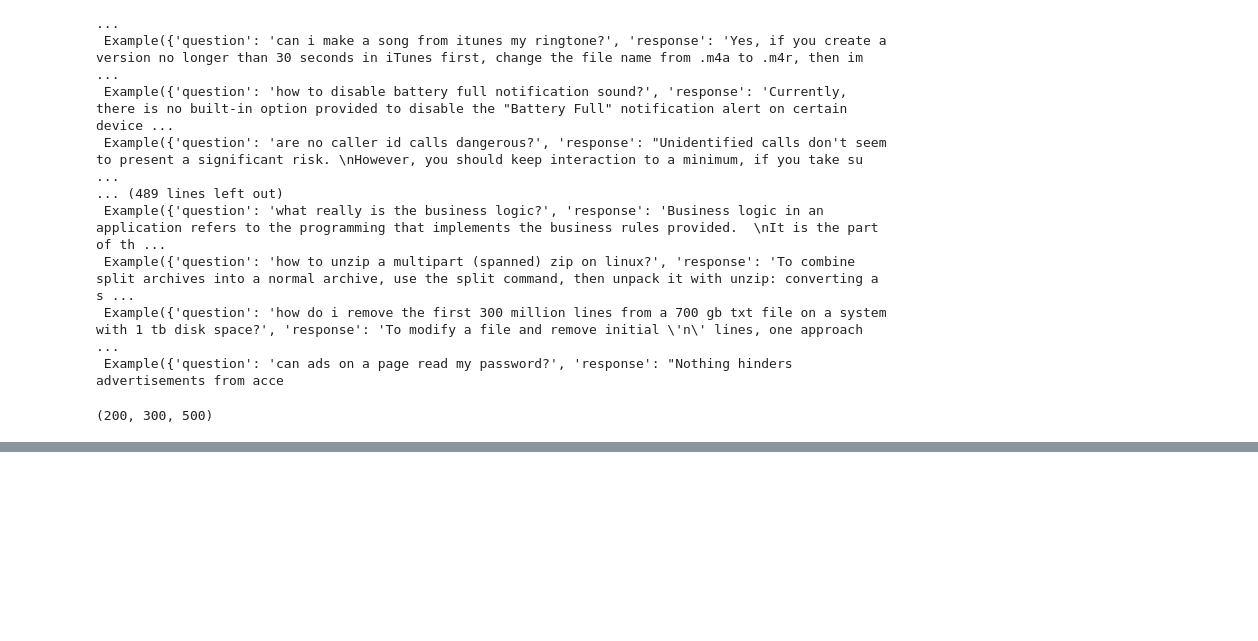
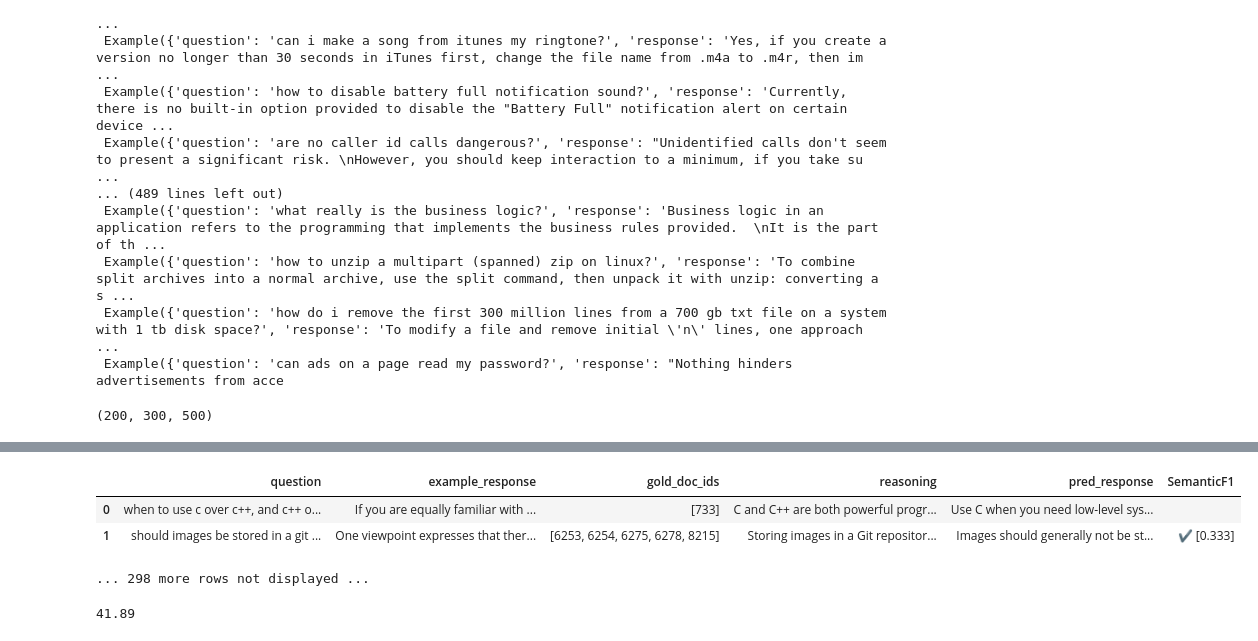
Before and after one commit to XingyuJinTI/dspy, a Jupyter notebook: eval.ipynb, the cells around one changed output, grey strips where cells are left out. Cells and saved outputs as stored; diff of their text form; code cells hidden in the pictures; blank space fills up the shorter version.

```diff
--- a/rag.ipynb
+++ b/eval.ipynb
@@ -23,0 +60,9 @@ RuntimeError: Both structured output format and JSON mode failed. Please choose
+# %%
+# cot = dspy.ChainOfThought('question -> response: list[str]')
+# cot(question="should curly braces appear on their own line?")
+
+# cot = dspy.ChainOfThought('question -> response: bool')
+# cot(question="should curly braces appear on their own line?")
+
+cot = dspy.ChainOfThought('question -> response')
+cot(question="should curly braces appear on their own line?")
@@ -103,0 +214,8 @@ NameError: name 'cot' is not defined
+# %%
+# Define an evaluator that we can re-use.
+evaluate = dspy.Evaluate(devset=devset, metric=metric, num_threads=24,
+                         display_progress=True, display_table=2)
+
+# Evaluate the Chain-of-Thought program.
+evaluate(cot)
+# %% [output]
@@ -103,0 +223,5 @@ NameError: name 'cot' is not defined
+|  | question | example_response | gold_doc_ids | reasoning | pred_response | SemanticF1 |
+| 0 | when to use c over c++, and c++ o... | If you are equally familiar with ... | [733] | C and C++ are both powerful progr... | Use C when you need low-level sys... |  |
+| 1 | should images be stored in a git ... | One viewpoint expresses that ther... | [6253, 6254, 6275, 6278, 8215] | Storing images in a Git repositor... | Images should generally not be st... | ✔️ [0.333] |
+... 298 more rows not displayed ...
+41.89
```
Also changed, not shown: parts of 13 cells of this notebook.
